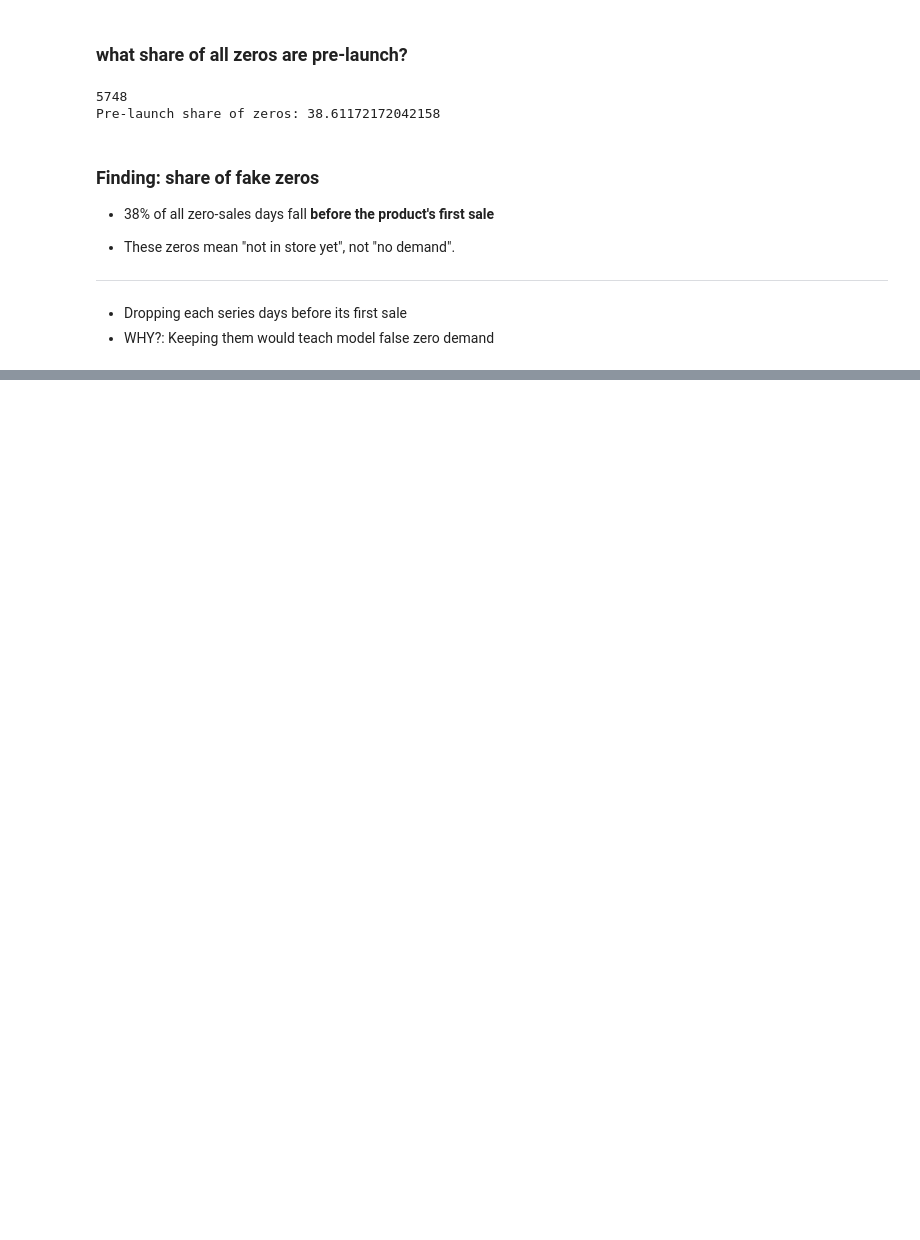
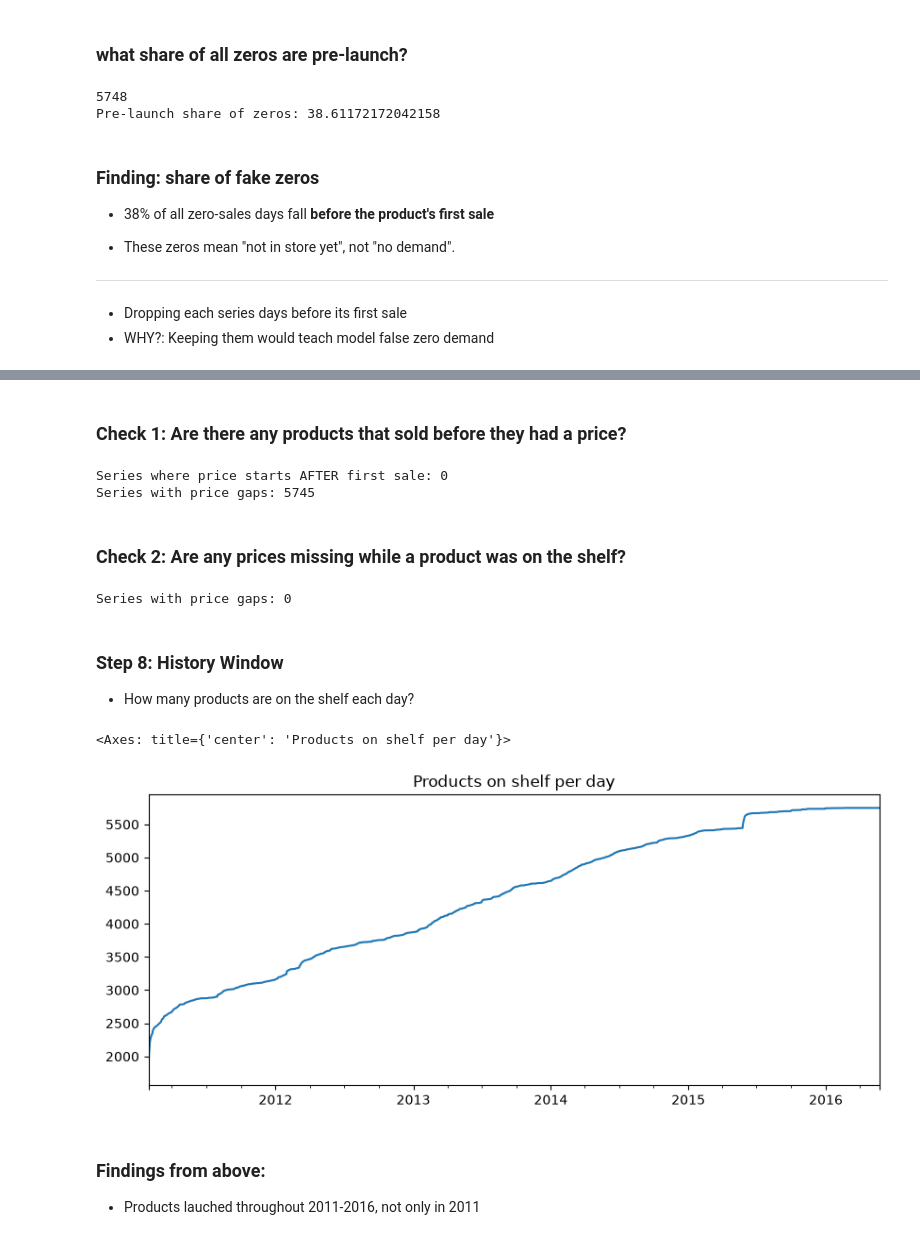
Before and after one commit to Snehil-Raut/Demand-Forecasting, a Jupyter notebook: notebooks/01_data_audit.ipynb, the cells around one changed output, grey strips where cells are left out. Drawn from its saved outputs; the diff is of its cells as text; code cells hidden in the pictures; blank space fills up the shorter version.

Commit message:
Data audit file ready

```diff
--- a/notebooks/01_data_audit.ipynb
+++ b/notebooks/01_data_audit.ipynb
@@ -465,0 +470,49 @@ Pre-launch share of zeros: 38.61172172042158
+# %% [markdown]
+### Check 1: Are there any products that sold before they had a price?
+# %%
+# First sale week for each series.
+
+week_lookup = calendar.set_index("d")["wm_yr_wk"]
+first_sale_week = first_sale.map(week_lookup)    # so d_x -> wm_yr_wk
+
+# Adding columns next to store_id and item_id
+launch = sales_ca[["store_id", "item_id"]].copy()
+launch["first_sale_week"] = first_sale_week
+
+# First week price for each-series
+price_weeks = prices_ca.groupby(["store_id", "item_id"])["wm_yr_wk"].agg(["min","max","count"]).reset_index()
+
+# join and compare
+check = launch.merge(price_weeks, on=["store_id","item_id"])
+print("Series where price starts AFTER first sale:", (check["min"] > check["first_sale_week"]).sum())
+
+# So there are 0 products which sold before they were on shelf. Means they have a price only when they are listed on shelf
+# %% [output]
+Series where price starts AFTER first sale: 0
+Series with price gaps: 5745
+# %% [markdown]
+### Check 2: Are any prices missing while a product was on the shelf?
+# %%
+
+# Number each real week 0, 1, 2, ...
+week_pos = {w: i for i, w in enumerate(sorted(calendar["wm_yr_wk"].unique()))}
+
+expected = check["max"].map(week_pos) - check["min"].map(week_pos) + 1
+print("Series with price gaps:", (check["count"] != expected).sum())
+# %% [output]
+Series with price gaps: 0
+# %% [markdown]
+### Step 8: History Window
+
+- How many products are on the shelf each day?
+# %%
+active = launched.sum()                 # products on the shelf each day
+active.index = active.index.map(data_lookup)
+active.plot(figsize=(10,4), title="Products on shelf per day")
+# %% [output]
+<Axes: title={'center': 'Products on shelf per day'}>
+[figure, added]
+# %% [markdown]
+### Findings from above:
+
+- Products lauched throughout 2011-2016, not only in 2011
```
Also changed, not shown: parts of 13 cells of this notebook.
